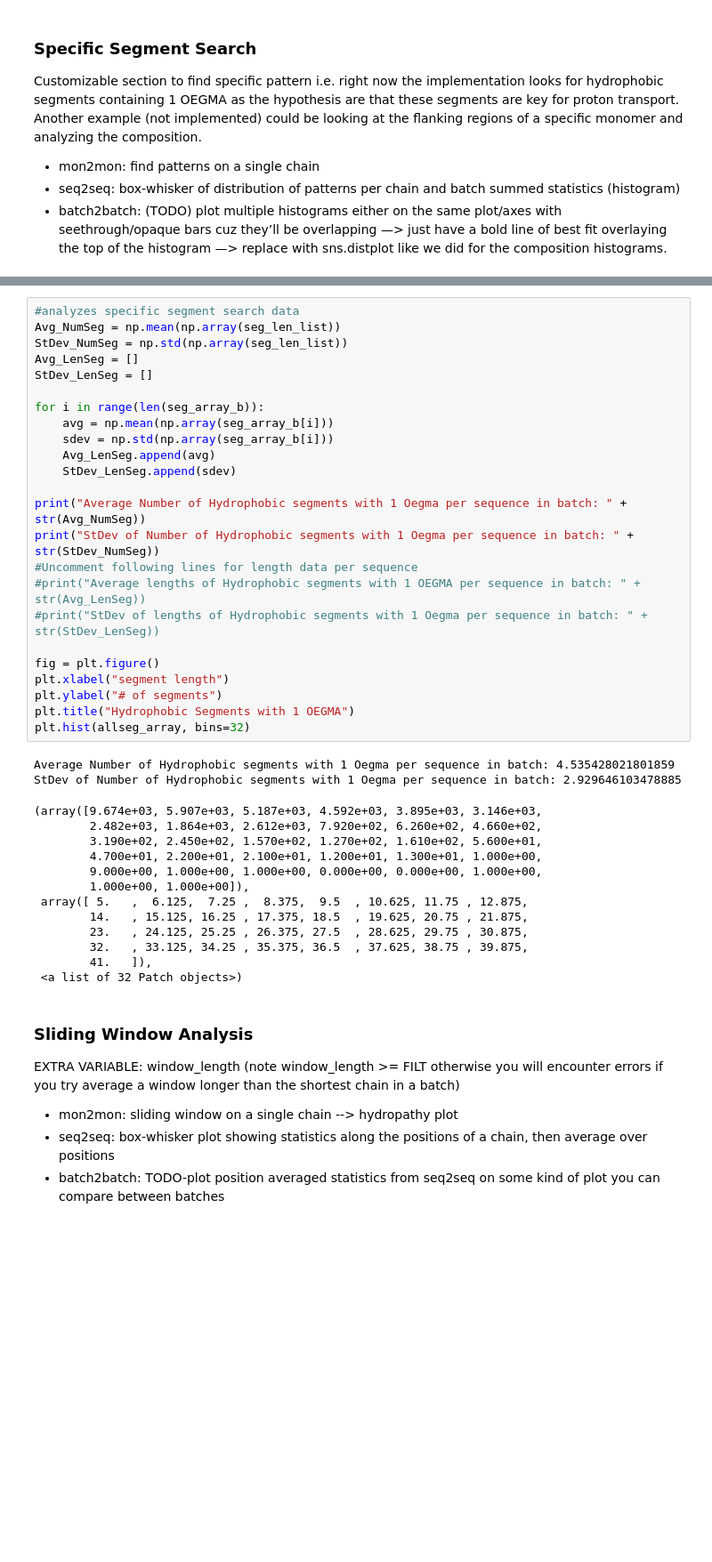
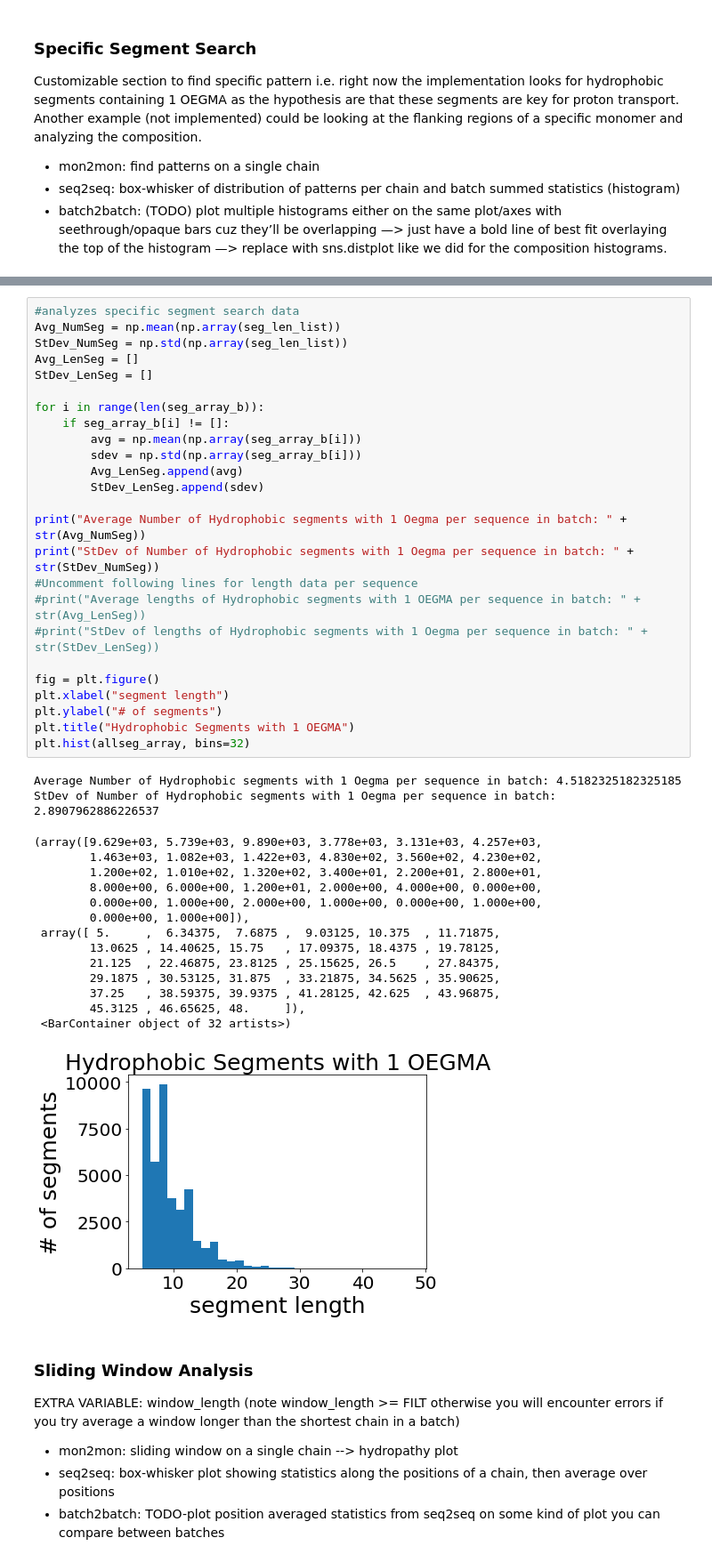
Before and after one commit to ivanjayapurna/RHPapp, a Jupyter notebook: HTP_compdrift.ipynb, the cells around one changed output, grey strips where cells are left out. Shown at 89% size. Saved outputs shown, nothing was run; the diff lists cells and outputs as text; blank space fills up the shorter version.

Commit message:
fixed mean of empty slice error

```diff
--- a/HTP_compdrift.ipynb
+++ b/HTP_compdrift.ipynb
@@ -621,42 +629,45 @@ for s_no in range(len(dfs[b_no])):
 # %%
 #analyzes specific segment search data
 Avg_NumSeg = np.mean(np.array(seg_len_list))
 StDev_NumSeg = np.std(np.array(seg_len_list))
 Avg_LenSeg = []
 StDev_LenSeg = []
 
 for i in range(len(seg_array_b)):
-    avg = np.mean(np.array(seg_array_b[i]))
-    sdev = np.std(np.array(seg_array_b[i]))
-    Avg_LenSeg.append(avg)
-    StDev_LenSeg.append(sdev)
+    if seg_array_b[i] != []:
+        avg = np.mean(np.array(seg_array_b[i]))
+        sdev = np.std(np.array(seg_array_b[i]))
+        Avg_LenSeg.append(avg)
+        StDev_LenSeg.append(sdev)
 
 print("Average Number of Hydrophobic segments with 1 Oegma per sequence in batch: " + str(Avg_NumSeg))
 print("StDev of Number of Hydrophobic segments with 1 Oegma per sequence in batch: " + str(StDev_NumSeg))
 #Uncomment following lines for length data per sequence
 #print("Average lengths of Hydrophobic segments with 1 OEGMA per sequence in batch: " + str(Avg_LenSeg))
 #print("StDev of lengths of Hydrophobic segments with 1 Oegma per sequence in batch: " + str(StDev_LenSeg))
 
 fig = plt.figure()
 plt.xlabel("segment length")
 plt.ylabel("# of segments")
 plt.title("Hydrophobic Segments with 1 OEGMA")
 plt.hist(allseg_array, bins=32)
 # %% [output]
-Average Number of Hydrophobic segments with 1 Oegma per sequence in batch: 4.535428021801859
-StDev of Number of Hydrophobic segments with 1 Oegma per sequence in batch: 2.929646103478885
+Average Number of Hydrophobic segments with 1 Oegma per sequence in batch: 4.5182325182325185
+StDev of Number of Hydrophobic segments with 1 Oegma per sequence in batch: 2.8907962886226537
-(array([9.674e+03, 5.907e+03, 5.187e+03, 4.592e+03, 3.895e+03, 3.146e+03,
-        2.482e+03, 1.864e+03, 2.612e+03, 7.920e+02, 6.260e+02, 4.660e+02,
-        3.190e+02, 2.450e+02, 1.570e+02, 1.270e+02, 1.610e+02, 5.600e+01,
-        4.700e+01, 2.200e+01, 2.100e+01, 1.200e+01, 1.300e+01, 1.000e+00,
-        9.000e+00, 1.000e+00, 1.000e+00, 0.000e+00, 0.000e+00, 1.000e+00,
-        1.000e+00, 1.000e+00]),
- array([ 5.   ,  6.125,  7.25 ,  8.375,  9.5  , 10.625, 11.75 , 12.875,
-        14.   , 15.125, 16.25 , 17.375, 18.5  , 19.625, 20.75 , 21.875,
-        23.   , 24.125, 25.25 , 26.375, 27.5  , 28.625, 29.75 , 30.875,
-        32.   , 33.125, 34.25 , 35.375, 36.5  , 37.625, 38.75 , 39.875,
-        41.   ]),
- <a list of 32 Patch objects>)
+(array([9.629e+03, 5.739e+03, 9.890e+03, 3.778e+03, 3.131e+03, 4.257e+03,
+        1.463e+03, 1.082e+03, 1.422e+03, 4.830e+02, 3.560e+02, 4.230e+02,
+        1.200e+02, 1.010e+02, 1.320e+02, 3.400e+01, 2.200e+01, 2.800e+01,
+        8.000e+00, 6.000e+00, 1.200e+01, 2.000e+00, 4.000e+00, 0.000e+00,
+        0.000e+00, 1.000e+00, 2.000e+00, 1.000e+00, 0.000e+00, 1.000e+00,
+        0.000e+00, 1.000e+00]),
+ array([ 5.     ,  6.34375,  7.6875 ,  9.03125, 10.375  , 11.71875,
+        13.0625 , 14.40625, 15.75   , 17.09375, 18.4375 , 19.78125,
+        21.125  , 22.46875, 23.8125 , 25.15625, 26.5    , 27.84375,
+        29.1875 , 30.53125, 31.875  , 33.21875, 34.5625 , 35.90625,
+        37.25   , 38.59375, 39.9375 , 41.28125, 42.625  , 43.96875,
+        45.3125 , 46.65625, 48.     ]),
+ <BarContainer object of 32 artists>)
+[figure, added]
 # %% [markdown]
 ### Sliding Window Analysis
 EXTRA VARIABLE: window_length (note window_length >= FILT otherwise you will encounter errors if you try average a window longer than the shortest chain in a batch)
```
Also changed, not shown: parts of 4 cells of this notebook.
